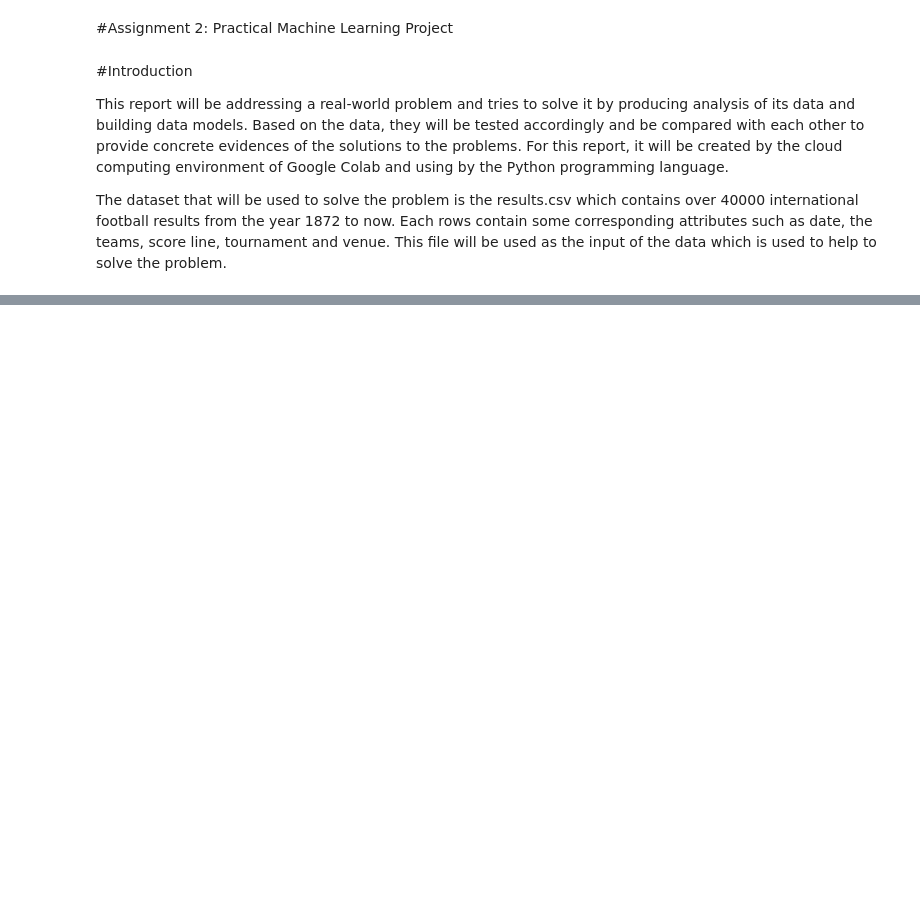
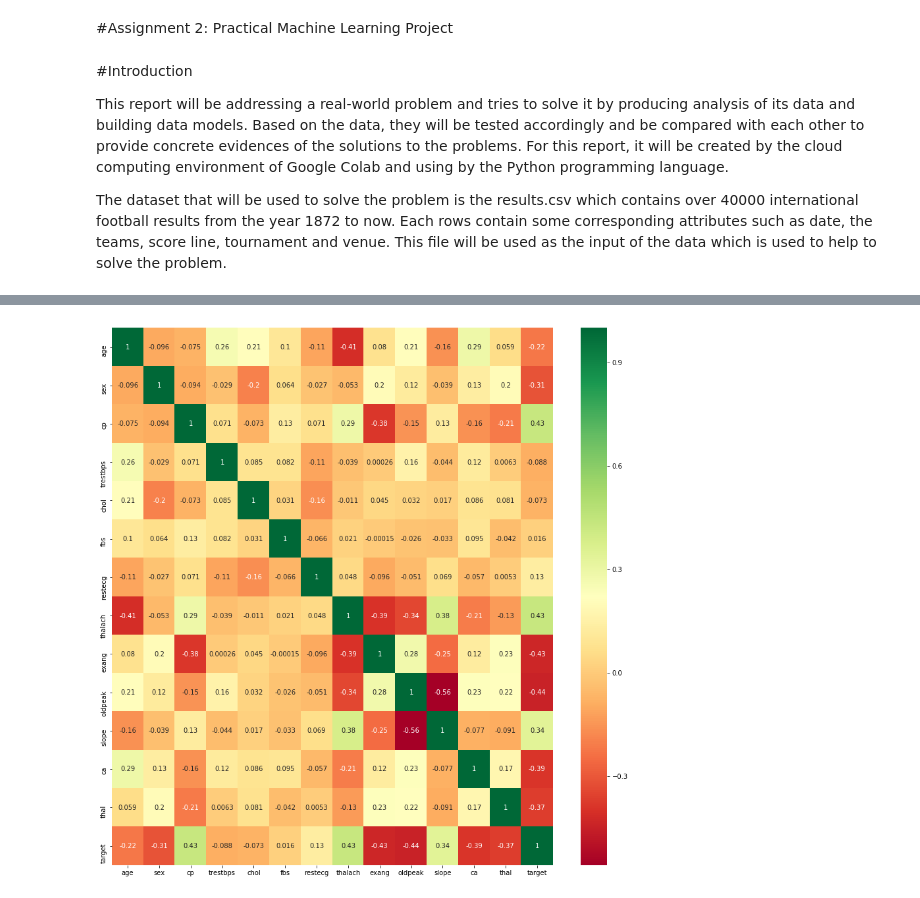
Before and after one commit to louispranata/UTS_ML2019_12741423, a Jupyter notebook: Assignment_2.ipynb, the cells around one changed output, grey strips where cells are left out. Cells and saved outputs as stored; diff of their text form; code cells hidden in the pictures; blank space fills up the shorter version.

```diff
--- a/Assignment_2.ipynb
+++ b/Assignment_2.ipynb
@@ -107,0 +97,16 @@ england_data.head(5)
+# %%
+train = train.drop(train[(train['trestbps']>160)
+                         &
+                         (train['chol']<380)].index)
+# %%
+# Find the most correlated attributes
+corrmat = train.corr()
+top_corr_var = corrmat.index[abs(corrmat["chol"])>0]
+
+# Plotting the correlation matrix
+plt.figure(figsize=(15,15))
+ax = sns.heatmap(train[top_corr_var].corr(),
+
+                annot=True,cmap="RdYlGn")
+# %% [output]
+[figure, added]
```
Also changed, not shown: parts of 19 cells of this notebook.
